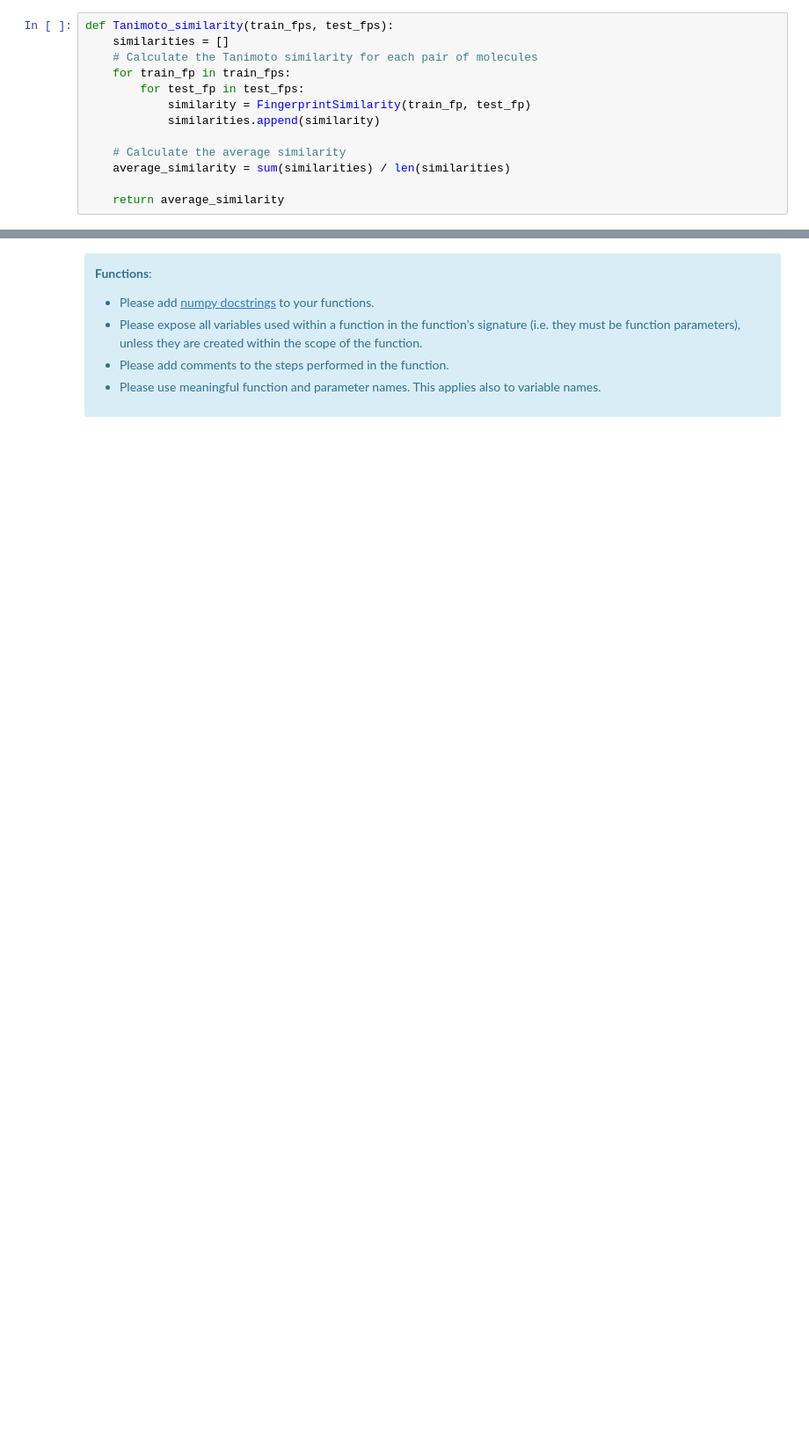
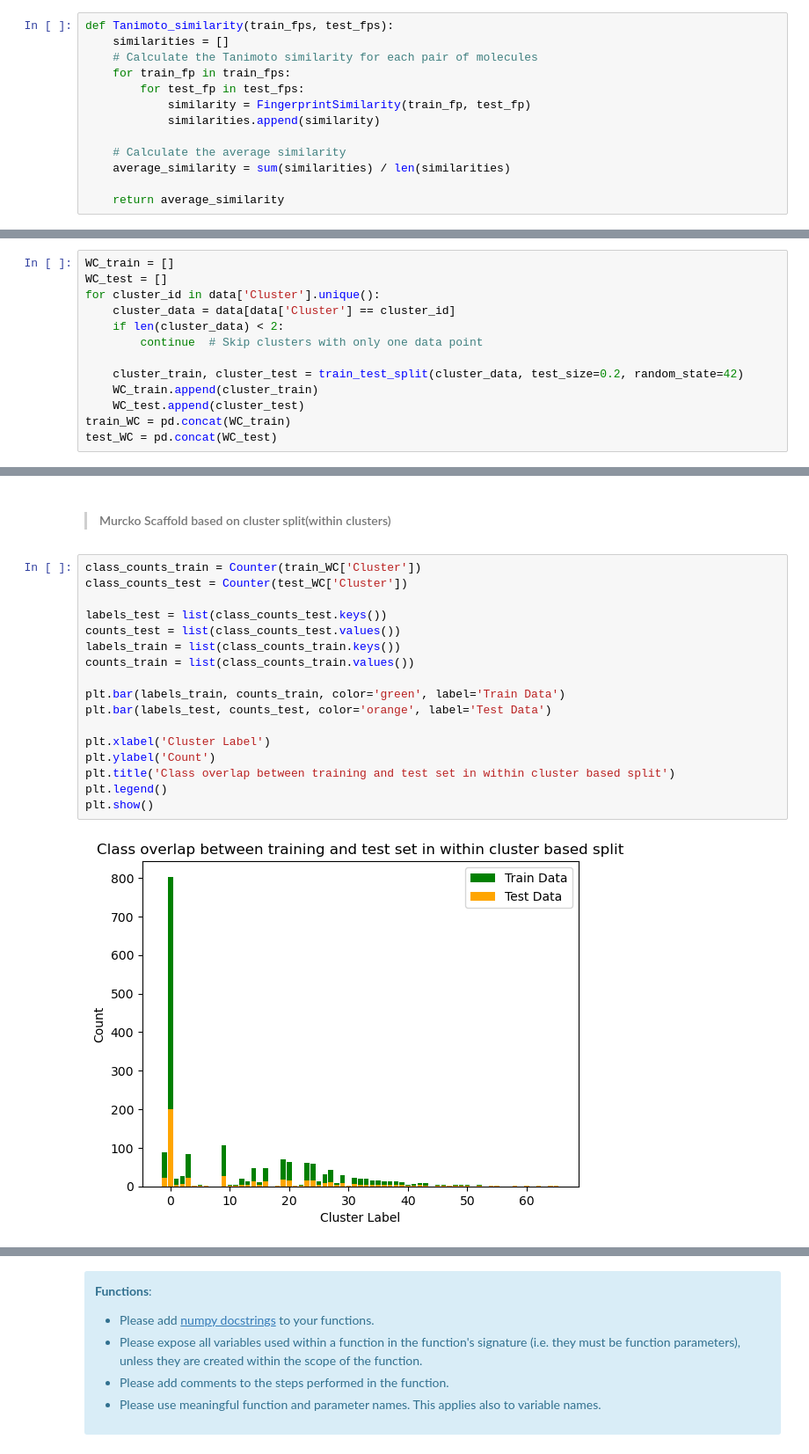
Before and after one commit to volkamerlab/CADDSeminar_2023, a Jupyter notebook: notebooks/T001_Scaffold-based-data-split/T001_Scaffold-based-data-split.ipynb, the cells around one changed output, grey strips where cells are left out. Shown at 88% size. Drawn from its saved outputs; the diff is of its cells as text; blank space fills up the shorter version.

```diff
--- a/notebooks/T001_Scaffold-based-data-split/T001_Scaffold-based-data-split.ipynb
+++ b/notebooks/T001_Scaffold-based-data-split/T001_Scaffold-based-data-split.ipynb
@@ -440,0 +325,13 @@ ValueError: ECFP with Tanimoto-scores can only be applied to molecular data.
+# %%
+WC_train = []
+WC_test = []
+for cluster_id in data['Cluster'].unique():
+    cluster_data = data[data['Cluster'] == cluster_id]
+    if len(cluster_data) < 2:
+        continue  # Skip clusters with only one data point
+
+    cluster_train, cluster_test = train_test_split(cluster_data, test_size=0.2, random_state=42)
+    WC_train.append(cluster_train)
+    WC_test.append(cluster_test)
+train_WC = pd.concat(WC_train)
+test_WC = pd.concat(WC_test)
@@ -440,0 +473,21 @@ ValueError: ECFP with Tanimoto-scores can only be applied to molecular data.
+# %% [markdown]
+> #### Murcko Scaffold based on cluster split(within clusters)
+# %%
+class_counts_train = Counter(train_WC['Cluster'])
+class_counts_test = Counter(test_WC['Cluster'])
+
+labels_test = list(class_counts_test.keys())
+counts_test = list(class_counts_test.values())
+labels_train = list(class_counts_train.keys())
+counts_train = list(class_counts_train.values())
+
+plt.bar(labels_train, counts_train, color='green', label='Train Data')
+plt.bar(labels_test, counts_test, color='orange', label='Test Data')
+
+plt.xlabel('Cluster Label')
+plt.ylabel('Count')
+plt.title('Class overlap between training and test set in within cluster based split')
+plt.legend()
+plt.show()
+# %% [output]
+[figure, added]
```
Also changed, not shown: parts of 113 cells of this notebook.
